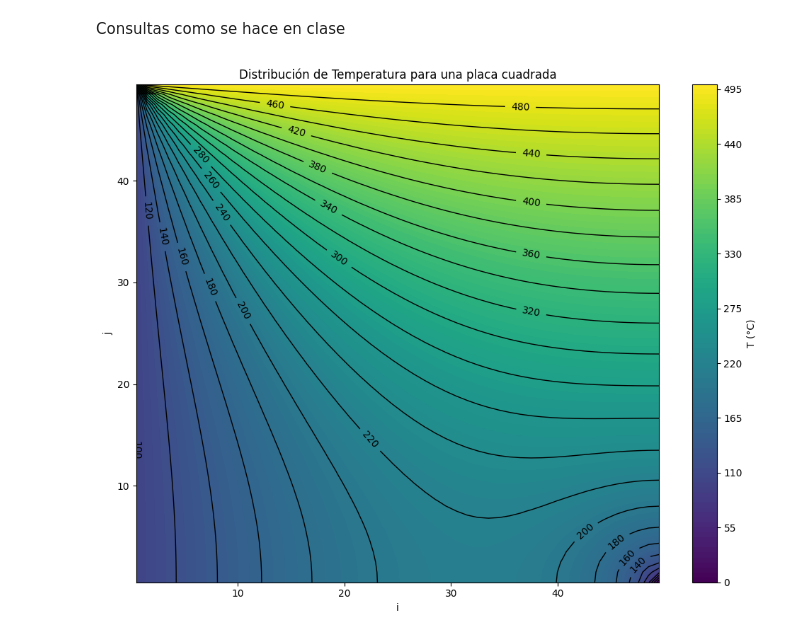
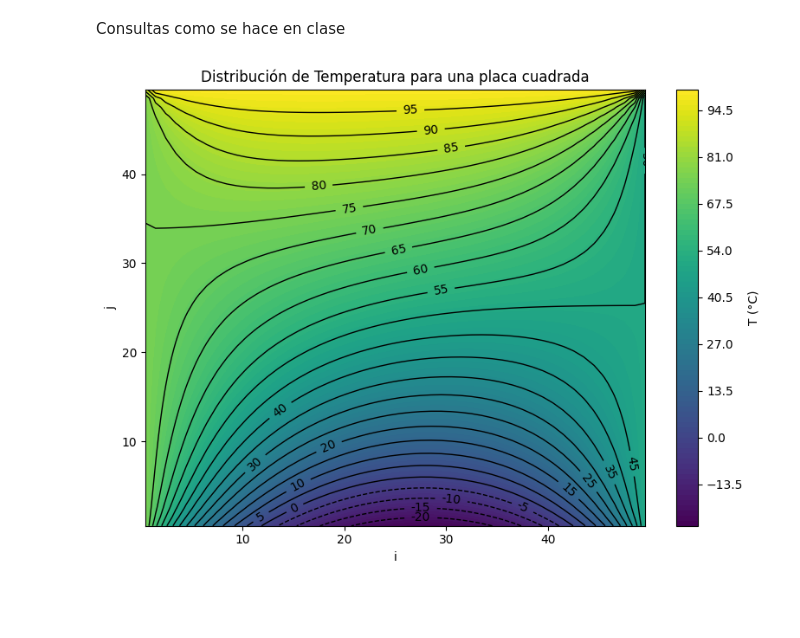
Before and after one commit to RoyGuz/MPP-ITJS-CondoriRoyer, a Jupyter notebook: MPP-Practicas/Guia2/Guia2-Ej1.ipynb, the cells around one changed output. Cells and saved outputs as stored; diff of their text form; code cells hidden in the pictures; blank space fills up the shorter version.

```diff
--- a/MPP-Practicas/Guia2/Guia2-Ej1.ipynb
+++ b/MPP-Practicas/Guia2/Guia2-Ej1.ipynb
@@ -22,7 +22,12 @@ def temp_chapa(cond_contor,Nx,Ny,typ_cond_contorno):
     elif typ_cond_contorno['A'] == 'temp' and typ_cond_contorno['D'] == 'temp':
         b[0,0] = (cond_contor['A'] + cond_contor['D'])/2
 
-    b[0,1:Nx-1] = cond_contor['A']
+    if typ_cond_contorno['A'] == 'temp':
+        b[0,1:Nx-1] = cond_contor['A']
+    elif typ_cond_contorno['A'] == 'flu':
+        b[0,1:Nx-1] = 2*5*cond_contor['A']
+
+    #............................................................................
 
     if typ_cond_contorno['A'] == 'temp' and typ_cond_contorno['B'] == 'flu':
         b[0,Nx-1] = cond_contor['A']
@@ -33,8 +38,10 @@ def temp_chapa(cond_contor,Nx,Ny,typ_cond_contorno):
     elif typ_cond_contorno['A'] == 'temp' and typ_cond_contorno['B'] == 'temp':
         b[0,Nx-1] = (cond_contor['A'] + cond_contor['B'])/2
 
-
-    b[1:Ny-1,-1] = cond_contor['B']
+    if typ_cond_contorno['B'] == 'temp':
+        b[1:Ny-1,-1] = cond_contor['B']
+    elif typ_cond_contorno['B'] == 'flu':
+        b[1:Ny-1,-1] = 2*5*cond_contor['B']
 
     if typ_cond_contorno['B'] == 'temp' and typ_cond_contorno['C'] == 'flu':
         b[-1,-1] = cond_contor['B']
@@ -45,8 +52,10 @@ def temp_chapa(cond_contor,Nx,Ny,typ_cond_contorno):
     elif typ_cond_contorno['B'] == 'temp' and typ_cond_contorno['C'] == 'temp':
         b[-1,-1] = (cond_contor['B'] + cond_contor['C'])/2
 
-
-    b[-1,1:Nx-1] = cond_contor['C']
+    if typ_cond_contorno['C'] == 'temp':
+        b[-1,1:Nx-1] = cond_contor['C']
+    elif typ_cond_contorno['C'] == 'flu':
+        b[-1,1:Nx-1] = 2*5*cond_contor['C']
 
     if typ_cond_contorno['C'] == 'temp' and typ_cond_contorno['D'] == 'flu':
         b[-1,0] = cond_contor['C']
@@ -57,7 +66,10 @@ def temp_chapa(cond_contor,Nx,Ny,typ_cond_contorno):
     elif typ_cond_contorno['C'] == 'temp' and typ_cond_contorno['D'] == 'temp':
         b[-1,0] = (cond_contor['C'] + cond_contor['D'])/2
 
-    b[1:Ny-1,0] = cond_contor['D']
+    if typ_cond_contorno['D'] == 'temp':
+        b[1:Ny-1,0] = cond_contor['D']
+    elif typ_cond_contorno['D'] == 'flu':
+        b[1:Ny-1,0] = 2*5*cond_contor['D']
 
     b = b.flatten()
 
@@ -144,9 +156,9 @@ def temp_chapa(cond_contor,Nx,Ny,typ_cond_contorno):
 
     return b,A,T
 # %%
-cond_contor = {'A':500,'B':0,'C':0,'D':100}
+cond_contor = {'A':100,'B':50,'C':1,'D':75}
 
-typ_cond_contorno = {'A':'temp','B':'flu','C':'flu','D':'temp'}
+typ_cond_contorno = {'A':'temp','B':'temp','C':'flu','D':'temp'}
 
 Nx = 50
 Ny = 50
@@ -155,26 +167,26 @@ b,A,T = temp_chapa(cond_contor,Nx,Ny,typ_cond_contorno)
 # %%
 import matplotlib.pyplot as plt
 
-fig, ax = plt.subplots(figsize=(10, 8))
+fig, ax = plt.subplots(figsize=(8, 6))
 
 numSeparaciones = 100
 numLineas = 25
 
 mappable = ax.contourf(T.reshape(Nx, Ny), levels=numSeparaciones, origin='upper', cmap='viridis')
 
 levels = ax.contour(T.reshape(Nx, Ny), levels=numLineas, colors='k', linewidths=1,origin='upper')
 
 cbar = plt.colorbar(mappable)
 cbar.set_label('T (°C)')
 
 ax.clabel(levels, inline=True, fontsize=10, fmt='%1.0f')
 
 
 ax.set_xlabel('i')
 ax.set_ylabel('j')
 ax.set_title('Distribución de Temperatura para una placa cuadrada')
 
 plt.tight_layout()
 plt.show()
 # %% [output]
-[figure, old version]
+[figure, new version]
```
Also changed, not shown: 1 other file.
